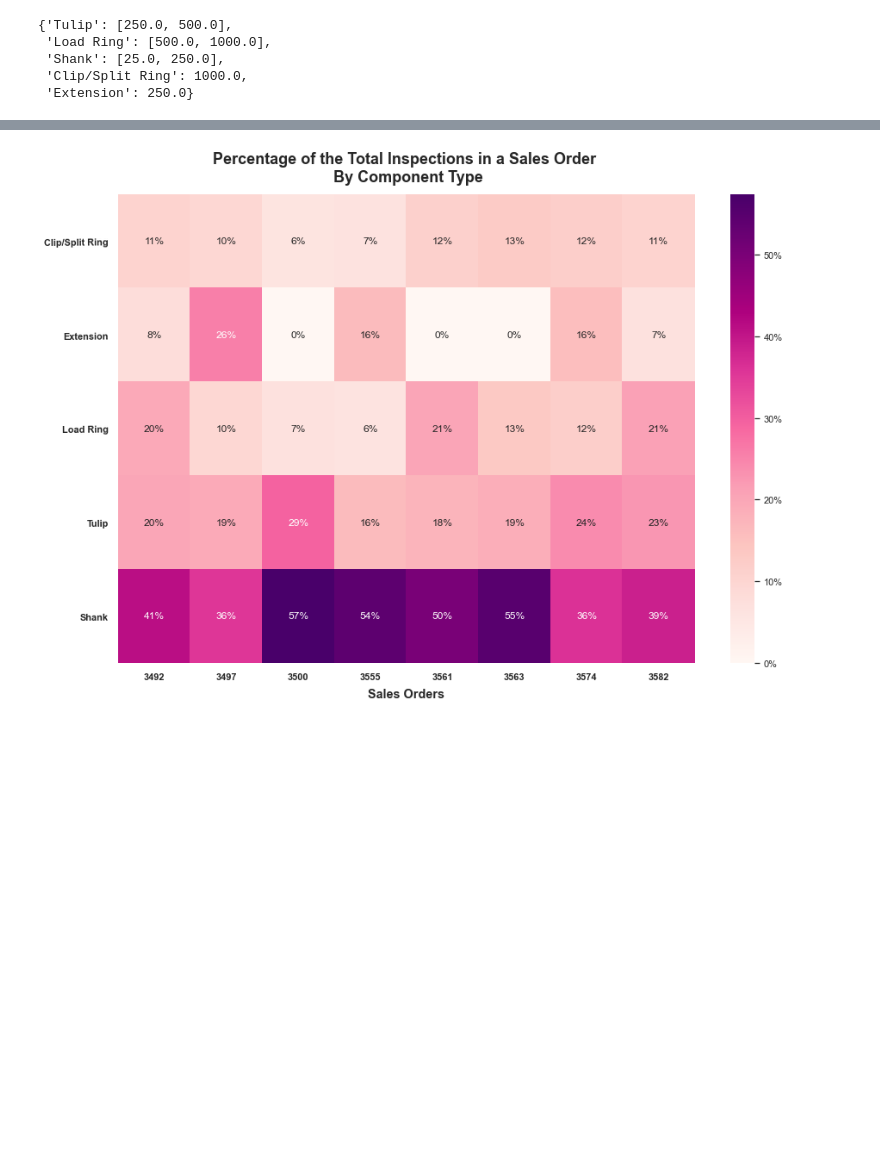
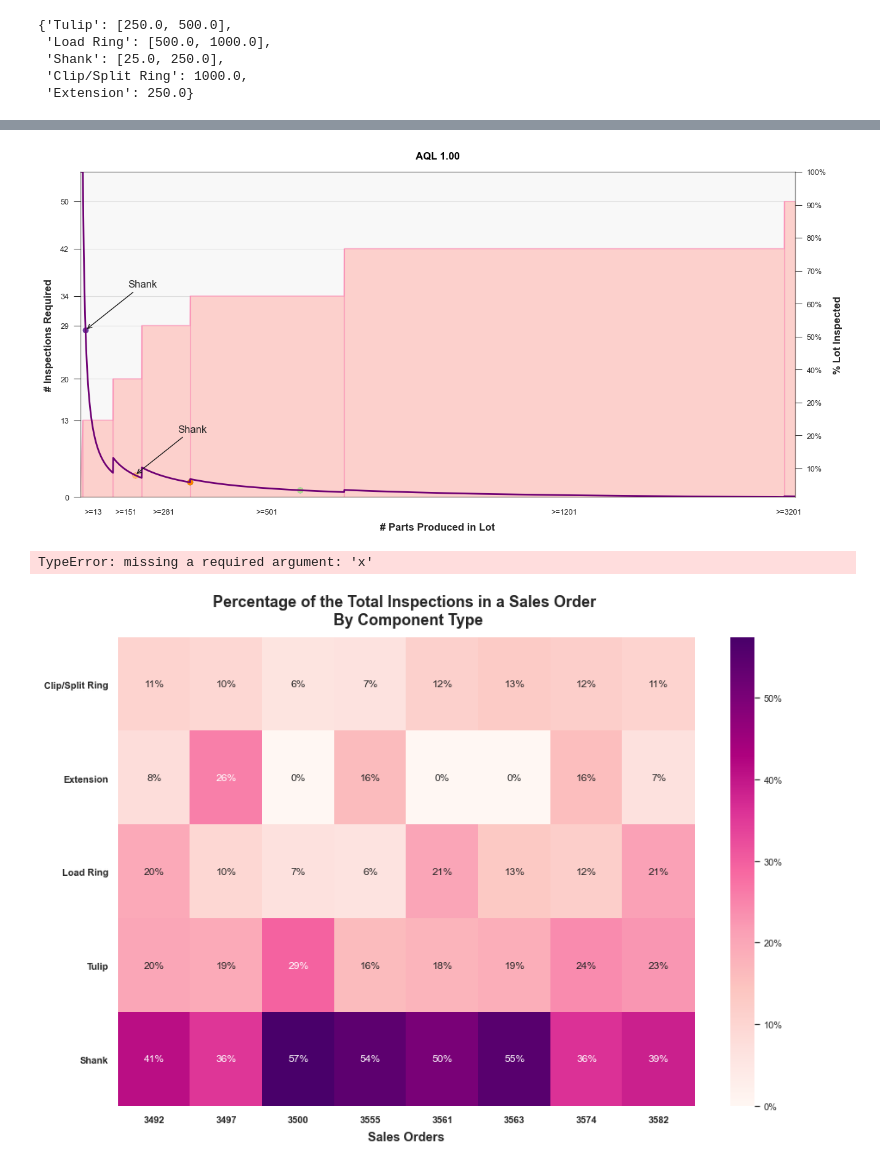
Before and after one commit to tall-geese/AQL-order-breakdown, a Jupyter notebook: notebooks/Analysis of Modular Components Impact on AQL.ipynb, the cells around one changed output, grey strips where cells are left out. Cells and saved outputs as stored; diff of their text form; code cells hidden in the pictures; blank space fills up the shorter version.

```diff
--- a/notebooks/Analysis of Modular Components Impact on AQL.ipynb
+++ b/notebooks/Analysis of Modular Components Impact on AQL.ipynb
@@ -157,3 +158,29 @@ for ax in g.axes.flat:
+# %%
+labels = ['Tulip','Load Ring','Shank','Clip/Split Ring','Extension']
+def annotate(lbl, mode):
+    inspPer = aql_frame.loc[aql_frame['Qty'] == mode]['%']
+    ax2.scatter(x=mode, y=inspPer)
+    if lbl == 'Shank':
+        ax2.annotate(text='Shank', xy=(mode, inspPer), xycoords='data', xytext=(50,50), textcoords=('offset points'),
+            arrowprops=dict(arrowstyle='->', color='k'))
+
+for comp in labels:
+    vals = modes[comp]
+    if isinstance(vals,list):
+        for val in vals:
+            annotate(comp, val)
+    else:
+        annotate(comp, vals)
+fig
+
+# aql_frame.loc[aql_frame['Qty'] == 500]['%']
+# %% [output]
+[figure, added]
+# %%
+ax3.scatter()
+fig
+# %% [output]
+TypeError: missing a required argument: 'x'
 # %%
 sns.set()
 
```
Also changed, not shown: parts of 2 cells of this notebook.
